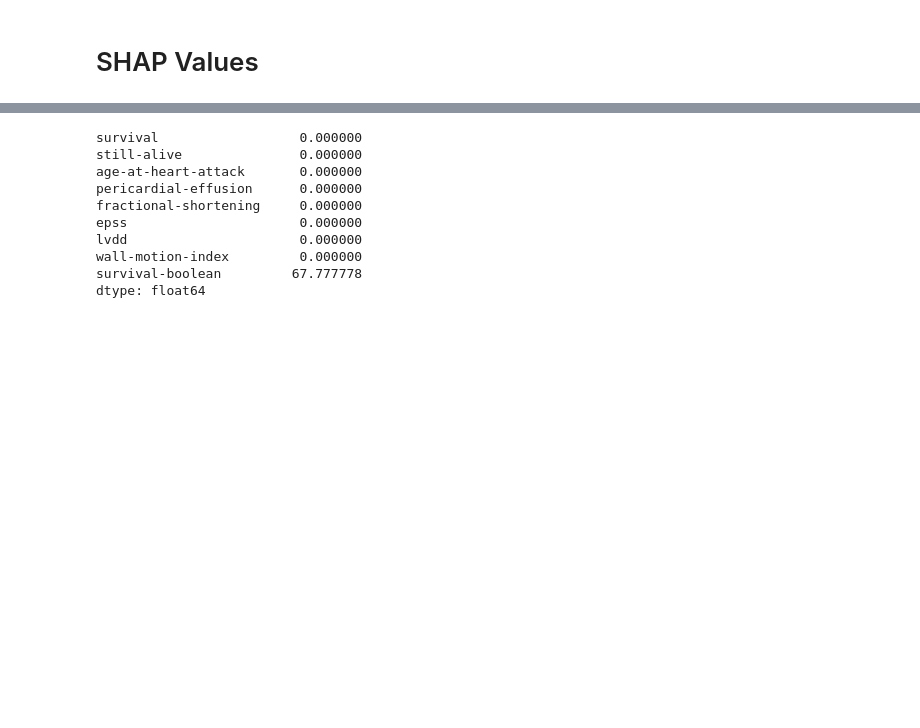
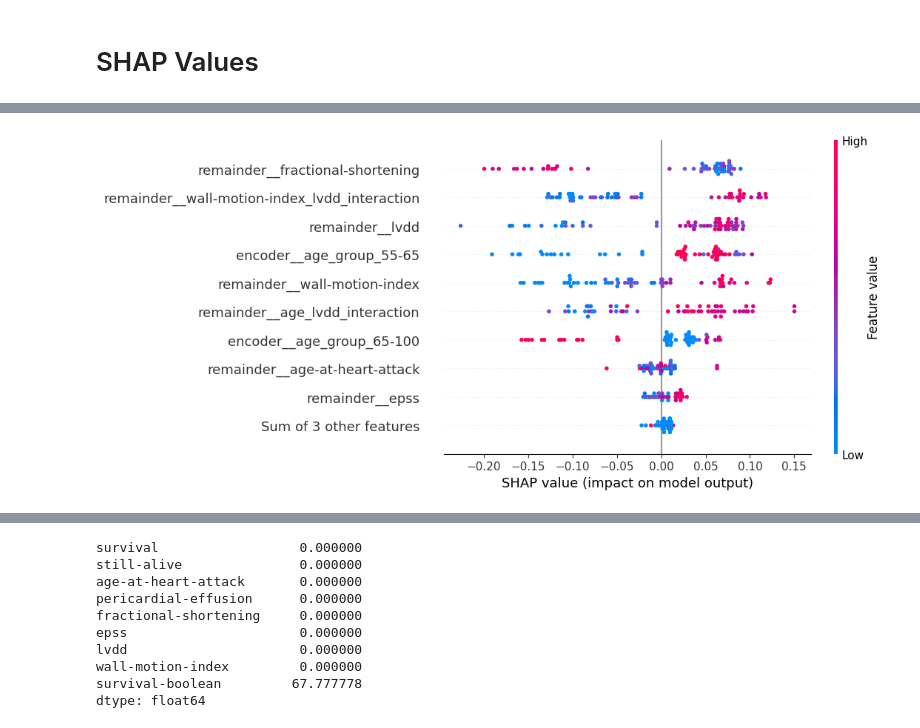
Before and after one commit to oozdal/heart-attack, a Jupyter notebook: heart-attack.ipynb, the cells around one changed output, grey strips where cells are left out. Saved outputs shown, nothing was run; the diff lists cells and outputs as text; code cells hidden in the pictures; blank space fills up the shorter version.

```diff
--- a/heart-attack.ipynb
+++ b/heart-attack.ipynb
@@ -820,0 +823,7 @@ test_data_df_updated.to_csv("data/echocardiogram_predictions.csv", index=False)
+# %%
+# Random Forest SHAP values
+explainer = shap.TreeExplainer(rf_best_estimator)
+shap_values = explainer(X_test, y_test)
+shap.plots.beeswarm(shap_values[..., 1])
+# %% [output]
+[figure, added]
```
Also changed, not shown: parts of 3 cells of this notebook.
